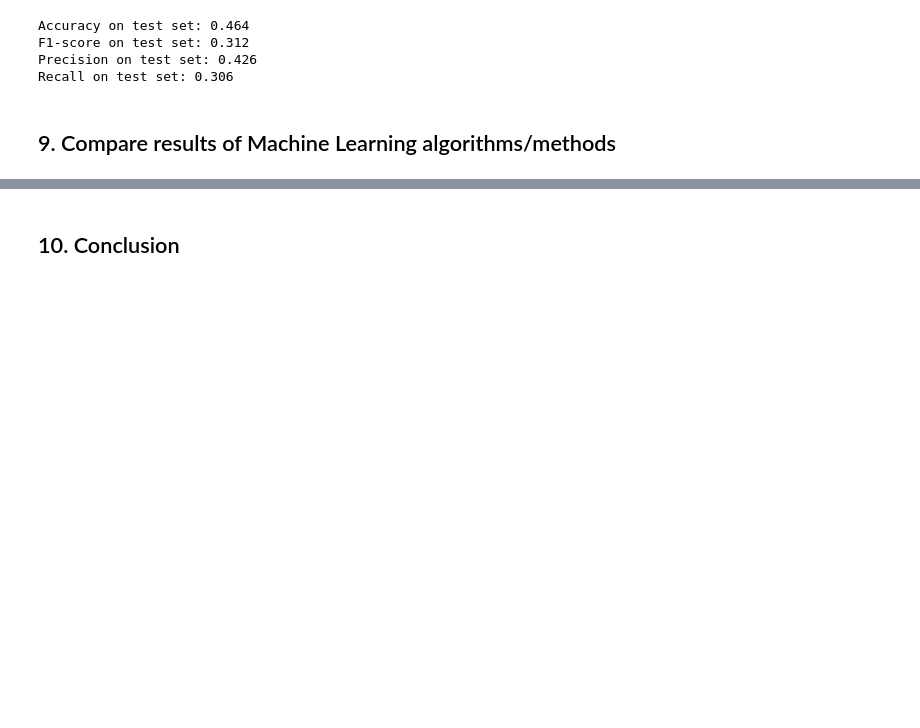
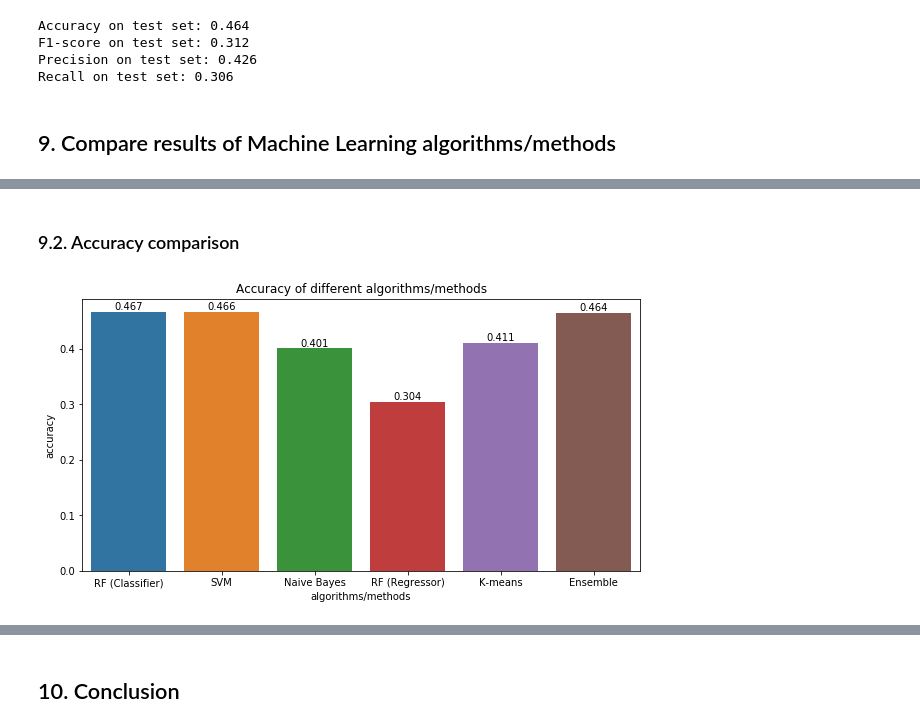
Before and after one commit to Vidovitsch/stack-overflow-survey-model, a Jupyter notebook: research.ipynb, the cells around one changed output, grey strips where cells are left out. Saved outputs shown, nothing was run; the diff lists cells and outputs as text; code cells hidden in the pictures; blank space fills up the shorter version.

Commit message:
Results added

```diff
--- a/research.ipynb
+++ b/research.ipynb
@@ -1203,3 +1211,14 @@ Precision on test set: 0.426
 Recall on test set: 0.306
 # %% [markdown]
 ## 9. Compare results of Machine Learning algorithms/methods
+# %%
+def plot_bar_chart(df, x, y, title):
+    plt.figure(figsize=(10,5))
+    ax = sns.barplot(x=x, y=y, data=results)
+    ax.set_title(title);
+    rects = ax.patches
+    labels = np.round(results[y] * 1000) / 1000
+    for rect, label in zip(rects, labels):
+        height = rect.get_height()
+        ax.text(rect.get_x() + rect.get_width() / 2, height, label,
+                ha='center', va='bottom')
@@ -1205,0 +1227,16 @@ Recall on test set: 0.306
+# %%
+m = np.array([rf_clf_metrics,
+              svm_clf_metrics,
+              nb_clf_metrics,
+              rf_reg_metrics,
+              km_clt_metrics,
+              ensemble_metrics])
+# %%
+results = { 'algorithms/methods': ['RF (Classifier)', 'SVM', 'Naive Bayes', 'RF (Regressor)', 'K-means', 'Ensemble'],
+            'accuracy': m[:,0],
+            'f1-score': m[:,1],
+            'precision': m[:,2],
+            'recall': m[:,3] }
+# %%
+results = pd.DataFrame(results)
+results
@@ -1205,0 +1251,7 @@ Recall on test set: 0.306
+# %% [markdown]
+### 9.2. Accuracy comparison
+# %%
+# Plot bar chart
+plot_bar_chart(results, 'algorithms/methods', 'accuracy', 'Accuracy of different algorithms/methods')
+# %% [output]
+[figure, added]
```
Also changed, not shown: parts of 10 cells of this notebook.
